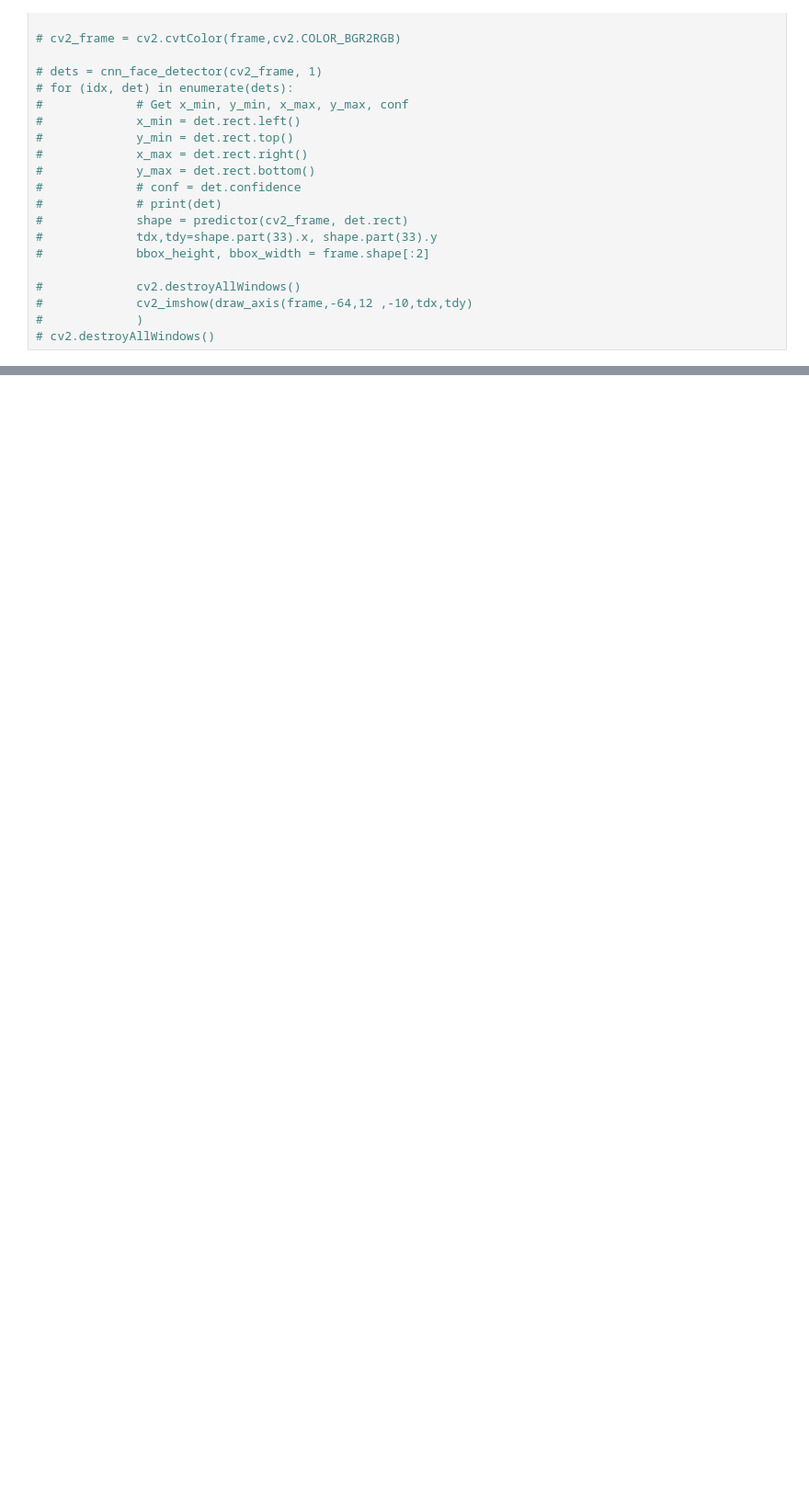
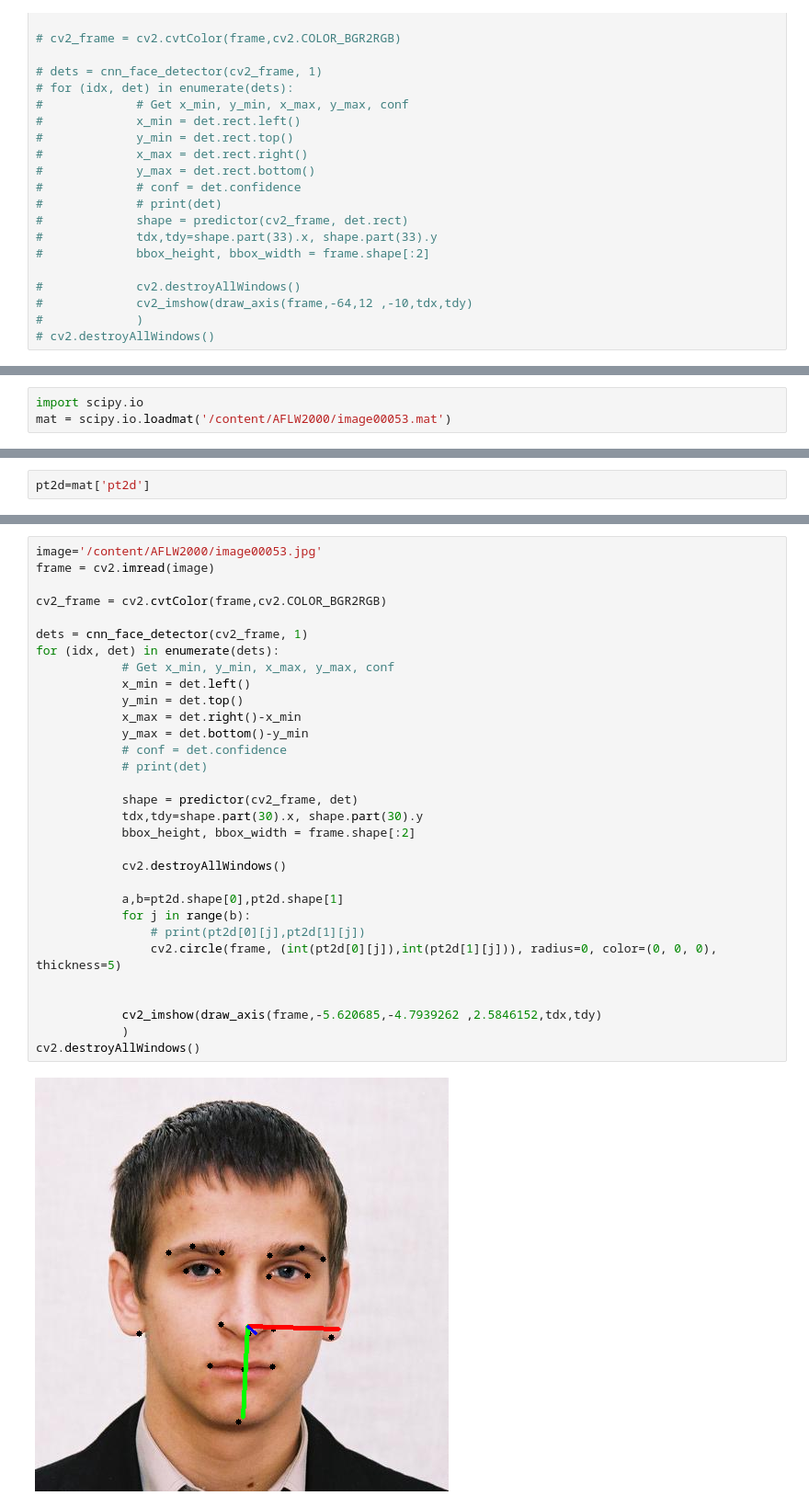
Before and after one commit to s7s/machine_learning_1, a Jupyter notebook: ML_in_practice/ProjectHelper.ipynb, the cells around one changed output, grey strips where cells are left out. Shown at 92% size. Drawn from its saved outputs; the diff is of its cells as text; blank space fills up the shorter version.

```diff
--- a/ML_in_practice/ProjectHelper.ipynb
+++ b/ML_in_practice/ProjectHelper.ipynb
@@ -315,0 +370,3 @@ cv2.destroyAllWindows()
+# %%
+import scipy.io
+mat = scipy.io.loadmat('/content/AFLW2000/image00053.mat')
@@ -315,0 +379,2 @@ cv2.destroyAllWindows()
+# %%
+pt2d=mat['pt2d']
@@ -315,0 +385,33 @@ cv2.destroyAllWindows()
+# %%
+image='/content/AFLW2000/image00053.jpg'
+frame = cv2.imread(image)
+
+cv2_frame = cv2.cvtColor(frame,cv2.COLOR_BGR2RGB)
+
+dets = cnn_face_detector(cv2_frame, 1)
+for (idx, det) in enumerate(dets):
+            # Get x_min, y_min, x_max, y_max, conf
+            x_min = det.left()
+            y_min = det.top()
+            x_max = det.right()-x_min
+            y_max = det.bottom()-y_min
+            # conf = det.confidence
+            # print(det)
+
+            shape = predictor(cv2_frame, det)
+            tdx,tdy=shape.part(30).x, shape.part(30).y
+            bbox_height, bbox_width = frame.shape[:2]
+
+            cv2.destroyAllWindows()
+
+            a,b=pt2d.shape[0],pt2d.shape[1]
+            for j in range(b):
+                # print(pt2d[0][j],pt2d[1][j])
+                cv2.circle(frame, (int(pt2d[0][j]),int(pt2d[1][j])), radius=0, color=(0, 0, 0), thickness=5)
+
+
+            cv2_imshow(draw_axis(frame,-5.620685,-4.7939262 ,2.5846152,tdx,tdy)
+            )
+cv2.destroyAllWindows()
+# %% [output]
+[figure, added]
```
Also changed, not shown: parts of 16 cells of this notebook.
